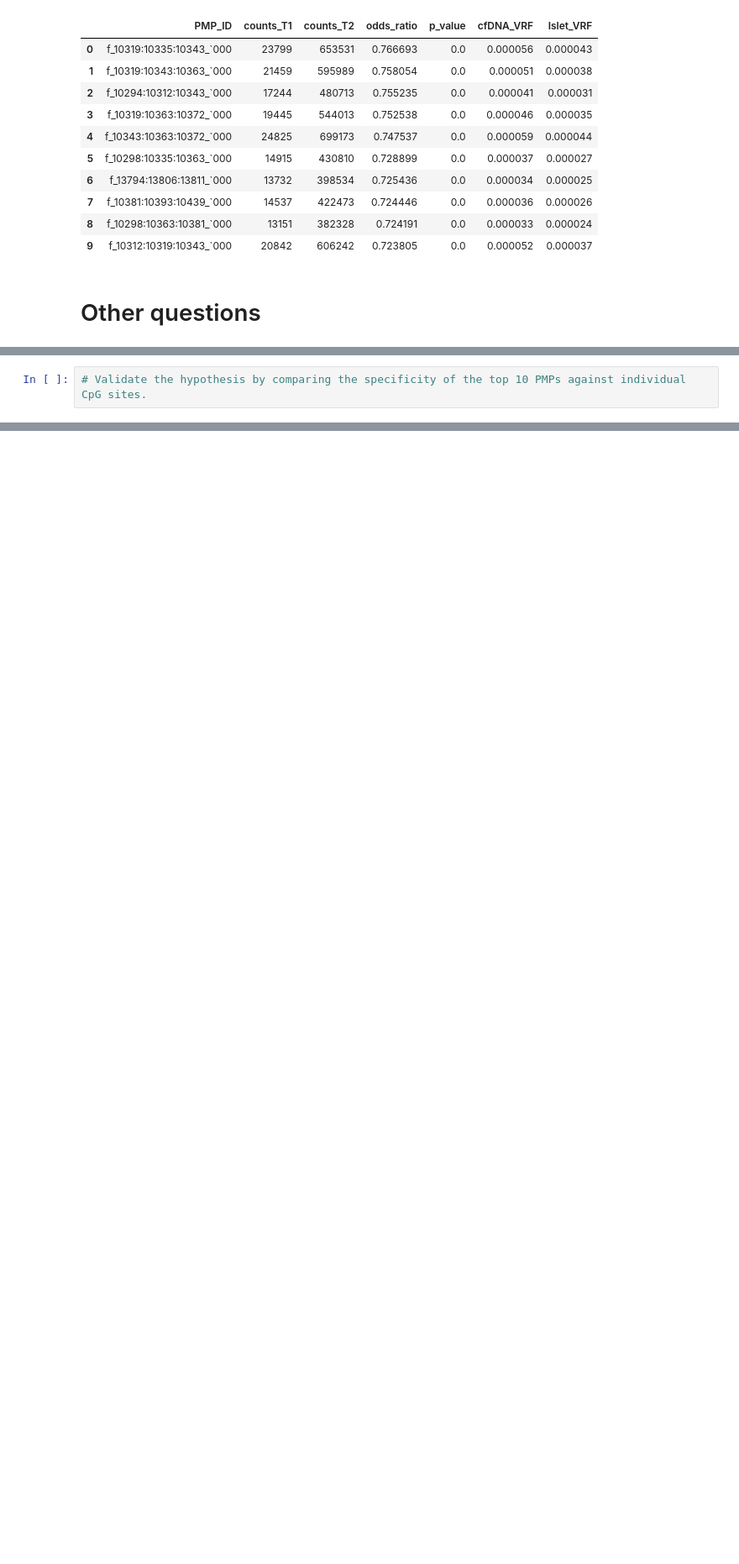
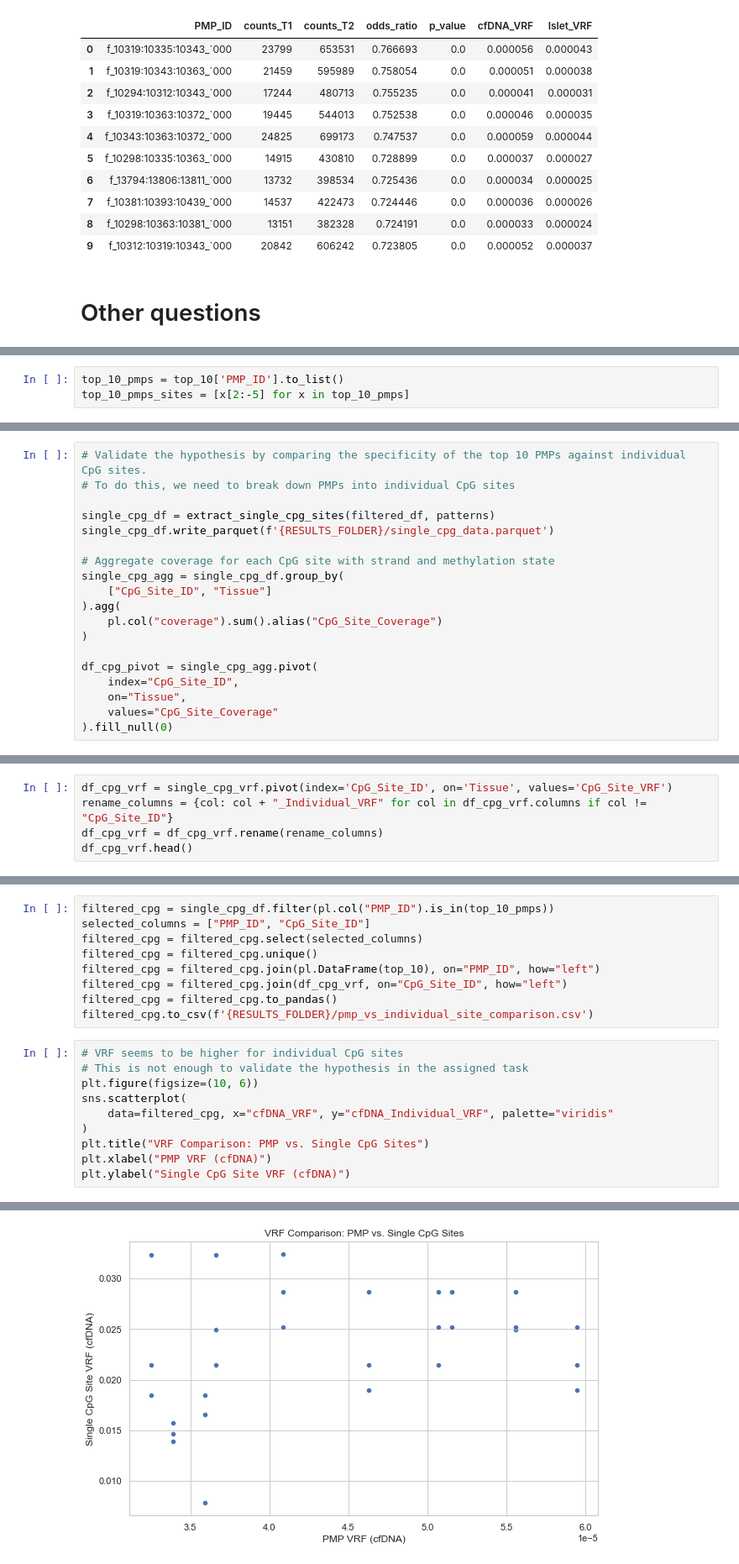
Before and after one commit to drashtishah/test, a Jupyter notebook: data_analysis.ipynb, the cells around one changed output, grey strips where cells are left out. Shown at 84% size. Saved outputs shown, nothing was run; the diff lists cells and outputs as text; blank space fills up the shorter version.

Commit message:
finish first task

```diff
--- a/data_analysis.ipynb
+++ b/data_analysis.ipynb
@@ -323,0 +358,3 @@ df_final.head(10)
+# %%
+top_10_pmps = top_10['PMP_ID'].to_list()
+top_10_pmps_sites = [x[2:-5] for x in top_10_pmps]
@@ -324,2 +420,19 @@ df_final.head(10)
 # %%
 # Validate the hypothesis by comparing the specificity of the top 10 PMPs against individual CpG sites.
+# To do this, we need to break down PMPs into individual CpG sites
+
+single_cpg_df = extract_single_cpg_sites(filtered_df, patterns)
+single_cpg_df.write_parquet(f'{RESULTS_FOLDER}/single_cpg_data.parquet')
+
+# Aggregate coverage for each CpG site with strand and methylation state
+single_cpg_agg = single_cpg_df.group_by(
+    ["CpG_Site_ID", "Tissue"]
+).agg(
+    pl.col("coverage").sum().alias("CpG_Site_Coverage")
+)
+
+df_cpg_pivot = single_cpg_agg.pivot(
+    index="CpG_Site_ID",
+    on="Tissue",
+    values="CpG_Site_Coverage"
+).fill_null(0)
@@ -325,0 +499,5 @@ df_final.head(10)
+# %%
+df_cpg_vrf = single_cpg_vrf.pivot(index='CpG_Site_ID', on='Tissue', values='CpG_Site_VRF')
+rename_columns = {col: col + "_Individual_VRF" for col in df_cpg_vrf.columns if col != "CpG_Site_ID"}
+df_cpg_vrf = df_cpg_vrf.rename(rename_columns)
+df_cpg_vrf.head()
@@ -325,0 +513,20 @@ df_final.head(10)
+# %%
+filtered_cpg = single_cpg_df.filter(pl.col("PMP_ID").is_in(top_10_pmps))
+selected_columns = ["PMP_ID", "CpG_Site_ID"]
+filtered_cpg = filtered_cpg.select(selected_columns)
+filtered_cpg = filtered_cpg.unique()
+filtered_cpg = filtered_cpg.join(pl.DataFrame(top_10), on="PMP_ID", how="left")
+filtered_cpg = filtered_cpg.join(df_cpg_vrf, on="CpG_Site_ID", how="left")
+filtered_cpg = filtered_cpg.to_pandas()
+filtered_cpg.to_csv(f'{RESULTS_FOLDER}/pmp_vs_individual_site_comparison.csv')
+# %%
+# VRF seems to be higher for individual CpG sites
+# This is not enough to validate the hypothesis in the assigned task
+plt.figure(figsize=(10, 6))
+sns.scatterplot(
+    data=filtered_cpg, x="cfDNA_VRF", y="cfDNA_Individual_VRF", palette="viridis"
+)
+plt.title("VRF Comparison: PMP vs. Single CpG Sites")
+plt.xlabel("PMP VRF (cfDNA)")
+plt.ylabel("Single CpG Site VRF (cfDNA)")
+# %% [output]
@@ -325,0 +534 @@ df_final.head(10)
+[figure, added]
```
Also changed, not shown: parts of 12 cells of this notebook, 1 other file.
